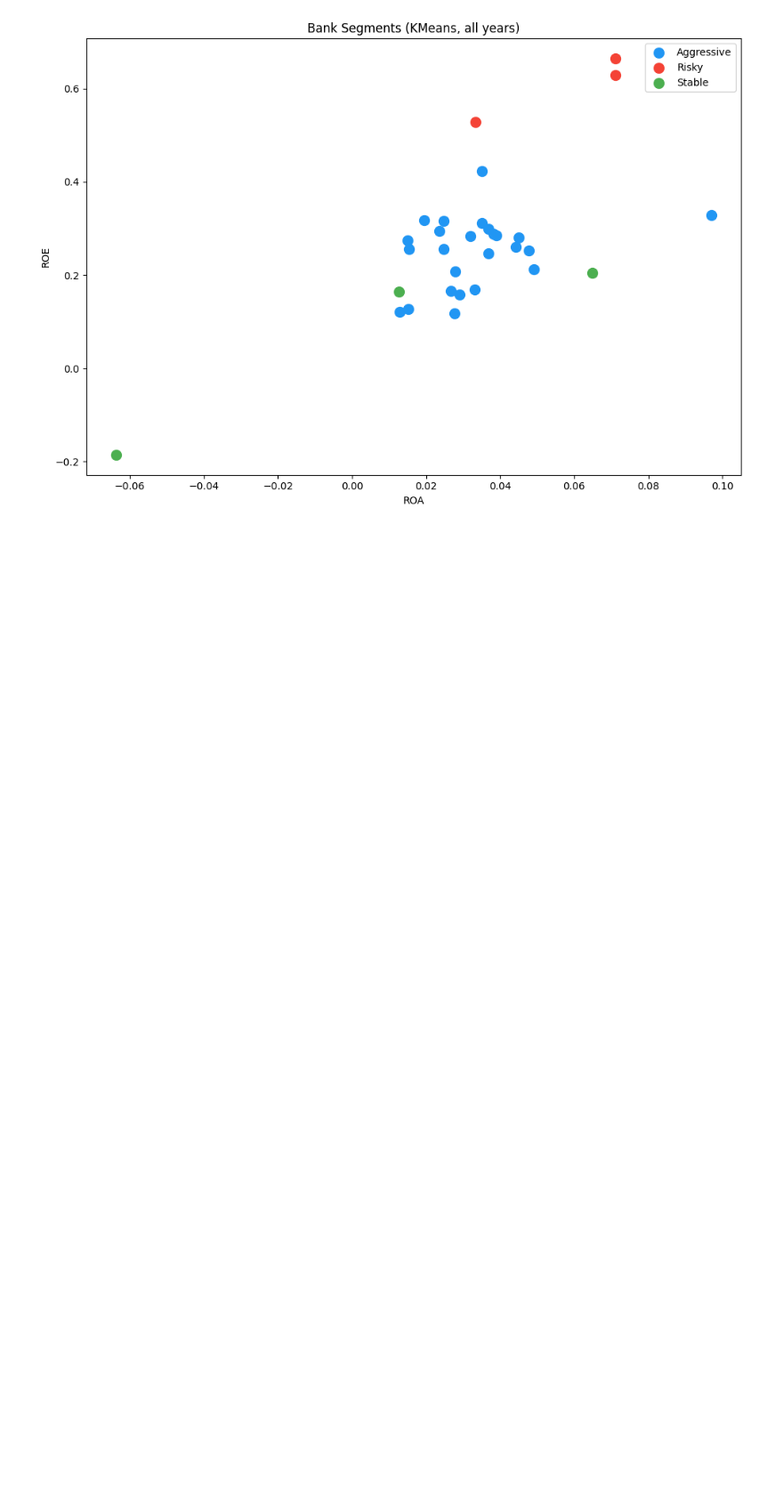
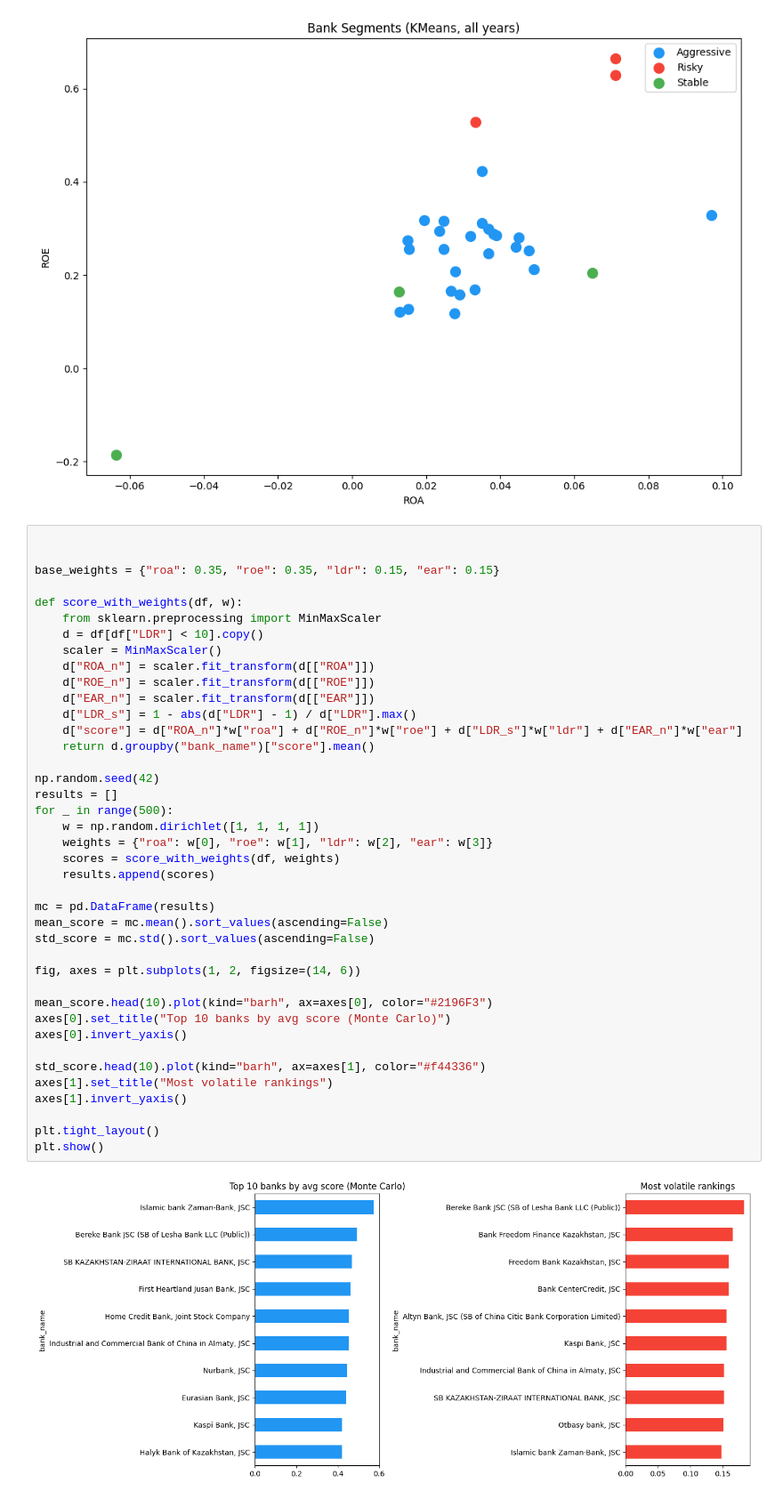
Before and after one commit to zhflux/kazakhstan-banks-financial-health, a Jupyter notebook: notebooks/04_advanced_analysis.ipynb, the cells around one changed output. Shown at 89% size. Cells and saved outputs as stored; diff of their text form; blank space fills up the shorter version.

```diff
--- a/notebooks/04_advanced_analysis.ipynb
+++ b/notebooks/04_advanced_analysis.ipynb
@@ -87,3 +109,45 @@ plt.show()
 # %% [output]
 (31, 8)
 [figure]
+# %%
+
+
+base_weights = {"roa": 0.35, "roe": 0.35, "ldr": 0.15, "ear": 0.15}
+
+def score_with_weights(df, w):
+    from sklearn.preprocessing import MinMaxScaler
+    d = df[df["LDR"] < 10].copy()
+    scaler = MinMaxScaler()
+    d["ROA_n"] = scaler.fit_transform(d[["ROA"]])
+    d["ROE_n"] = scaler.fit_transform(d[["ROE"]])
+    d["EAR_n"] = scaler.fit_transform(d[["EAR"]])
+    d["LDR_s"] = 1 - abs(d["LDR"] - 1) / d["LDR"].max()
+    d["score"] = d["ROA_n"]*w["roa"] + d["ROE_n"]*w["roe"] + d["LDR_s"]*w["ldr"] + d["EAR_n"]*w["ear"]
+    return d.groupby("bank_name")["score"].mean()
+
+np.random.seed(42)
+results = []
+for _ in range(500):
+    w = np.random.dirichlet([1, 1, 1, 1])
+    weights = {"roa": w[0], "roe": w[1], "ldr": w[2], "ear": w[3]}
+    scores = score_with_weights(df, weights)
+    results.append(scores)
+
+mc = pd.DataFrame(results)
+mean_score = mc.mean().sort_values(ascending=False)
+std_score = mc.std().sort_values(ascending=False)
+
+fig, axes = plt.subplots(1, 2, figsize=(14, 6))
+
+mean_score.head(10).plot(kind="barh", ax=axes[0], color="#2196F3")
+axes[0].set_title("Top 10 banks by avg score (Monte Carlo)")
+axes[0].invert_yaxis()
+
+std_score.head(10).plot(kind="barh", ax=axes[1], color="#f44336")
+axes[1].set_title("Most volatile rankings")
+axes[1].invert_yaxis()
+
+plt.tight_layout()
+plt.show()
+# %% [output]
+[figure, added]
```
Also changed, not shown: parts of 5 cells of this notebook, 2 other files.
